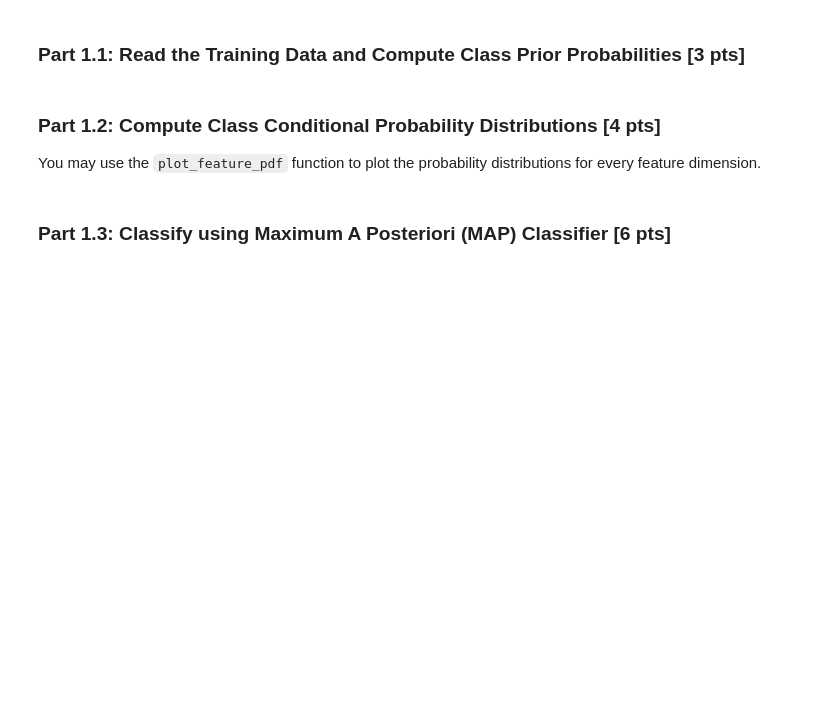
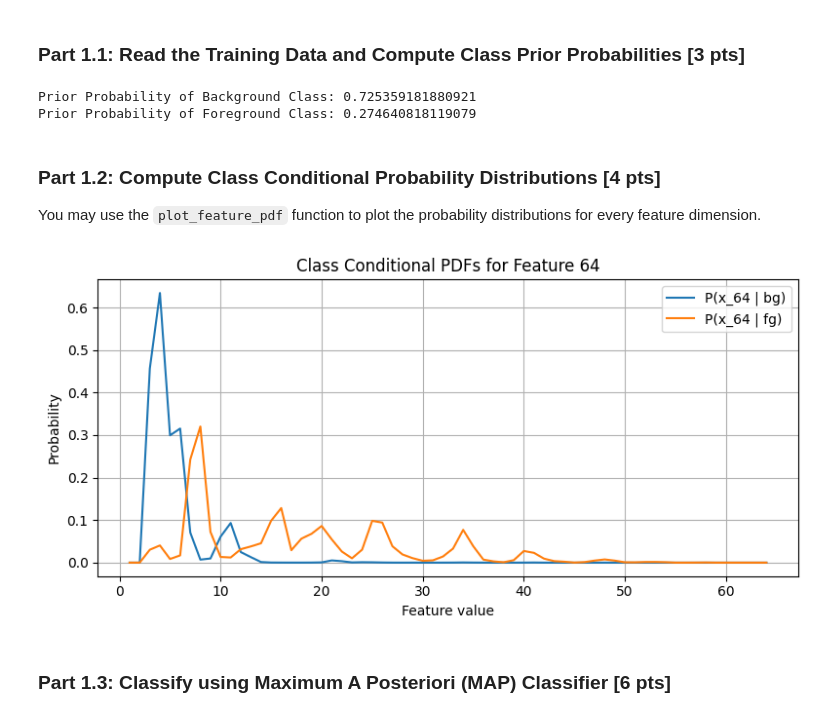
Before and after one commit to mahesmeh001/Computer-Vision, a Jupyter notebook: CSE252A_FA25_assignment_4/CSE252A_FA25_assignment_4.ipynb, the cells around one changed output. Drawn from its saved outputs; the diff is of its cells as text; code cells hidden in the pictures; blank space fills up the shorter version.

```diff
--- a/CSE252A_FA25_assignment_4/CSE252A_FA25_assignment_4.ipynb
+++ b/CSE252A_FA25_assignment_4/CSE252A_FA25_assignment_4.ipynb
@@ -146,6 +154,9 @@ def compute_class_priors(bg_data, fg_data):
     YOUR CODE HERE
     ========== """
 
+    p_prior_bg = bg_data.shape[0] / (bg_data.shape[0] + fg_data.shape[0])
+    p_prior_fg = fg_data.shape[0] / (bg_data.shape[0] + fg_data.shape[0])
+
 
     return p_prior_bg, p_prior_fg
 
@@ -153,6 +164,9 @@ def compute_class_priors(bg_data, fg_data):
 p_prior_bg, p_prior_fg = compute_class_priors(bg_train_data, fg_train_data)
 print(f"Prior Probability of Background Class: {p_prior_bg}")
 print(f"Prior Probability of Foreground Class: {p_prior_fg}")
+# %% [output]
+Prior Probability of Background Class: 0.725359181880921
+Prior Probability of Foreground Class: 0.274640818119079
 # %% [markdown]
 ### Part 1.2: Compute Class Conditional Probability Distributions [4 pts]
 
@@ -185,26 +199,46 @@ def plot_feature_pdf(p_bg_feature, p_fg_feature, feature_number):
 # %%
 def compute_feature_class_conditional_pdf(bg_feature_data, fg_feature_data):
     """
     Computes the class-conditional probability distributions for a single feature.
 
     Parameters:
         bg_feature_data   : 1D background feature array of size N
         fg_feature_data   : 1D background feature array of size M
 
     Returns:
         p_bg_feature  : P(x_k | bg), 1D array of size 64
         p_fg_feature  : P(x_k | fg), 1D array of size 64
     """
 
     """ ==========
     YOUR CODE HERE
     ========== """
 
+    p_bg_feature = np.zeros(64)
+    p_fg_feature = np.zeros(64)
+
+    for i in range(64):
+        p_bg_feature[i] = np.sum(bg_feature_data == i) / len(bg_feature_data)
+        p_fg_feature[i] = np.sum(fg_feature_data == i) / len(fg_feature_data)
+
+
     return p_bg_feature, p_fg_feature
 
 """ ==========
 YOUR CODE HERE TO COMPUTE AND PLOT THE CLASS-CONDITIONAL PDFS
 ========== """
+
+#plot the class-conditional pdfs
+# bg_train_data
+# fg_train_data
+# p_prior_bg
+# p_prior_fg
+
+p_bg_feature, p_fg_feature = compute_feature_class_conditional_pdf(bg_train_data, fg_train_data)
+feature_number = 64
+plot_feature_pdf(p_bg_feature, p_fg_feature, feature_number)
+# %% [output]
+[figure, added]
 # %% [markdown]
 ### Part 1.3: Classify using Maximum A Posteriori (MAP) Classifier [6 pts]
 # %%
```
Also changed, not shown: parts of 4 cells of this notebook.
